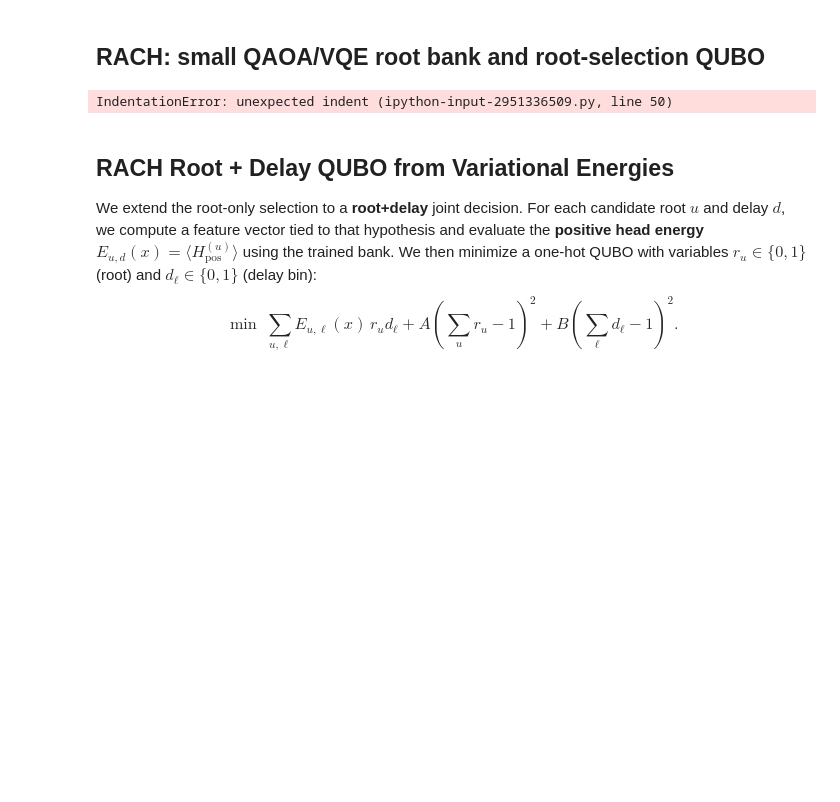
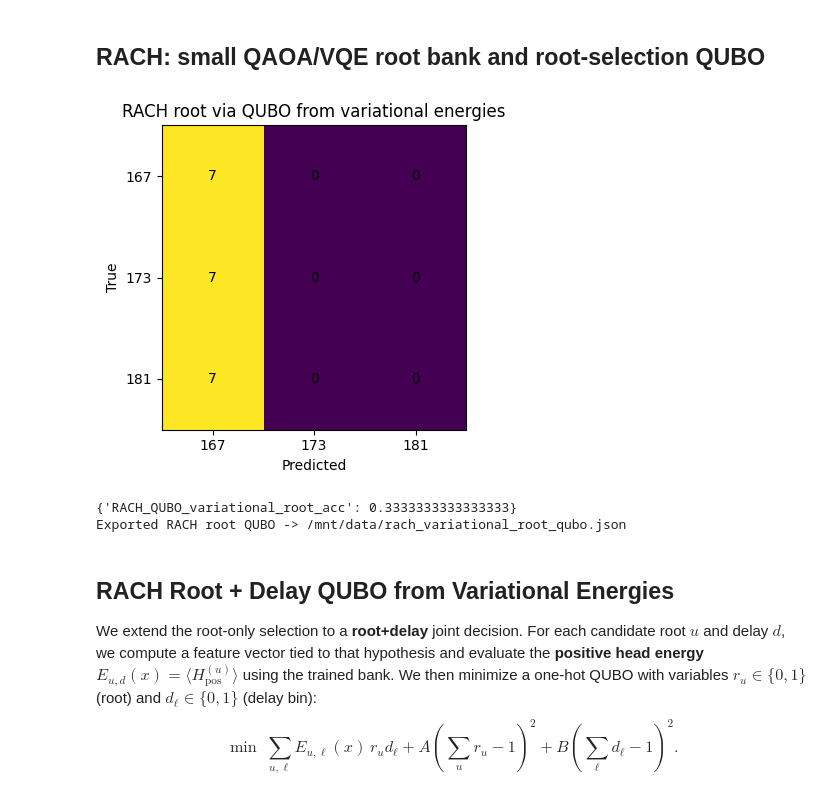
Before and after one commit to lnrdmnc/Quantum-Enhanced-Detection-Mechanisms-for-Mobile-Network-Security, a Jupyter notebook: QA_Wired_from_Variational_Pipeline.ipynb, the cells around one changed output. Saved outputs shown, nothing was run; the diff lists cells and outputs as text; code cells hidden in the pictures; blank space fills up the shorter version.

```diff
--- a/QA_Wired_from_Variational_Pipeline.ipynb
+++ b/QA_Wired_from_Variational_Pipeline.ipynb
@@ -206,41 +205,50 @@ def build_onehot_qubo(costs, A=5.0):
     for i in range(n):
         for j in range(i+1,n): Q[i,j]+=2*A
     return labs,Q,c
-def solve_onehot(Q,c):
-    n=len(c); bestE=1e9; best=None
-    for i in range(n): z=np.zeros(n); z[i]=1; E=float(z@Q@z + c@z);
 
-        if E<bestE: bestE=E; best=z
-    return best,bestE
+def solve_onehot(Q, c):
+    n = len(c)
+    bestE = float("inf")
+    best = None
+    for i in range(n):
+        z = np.zeros(n)
+        z[i] = 1
+        E = float(z @ Q @ z + c @ z)
+        if E < bestE:
+            bestE = E
+            best = z
+    return best, bestE
 
 # Confusion matrix over positives
 roots_list = list(roots)
 C = np.zeros((len(roots_list), len(roots_list)), dtype=int)
 for i,u_true in enumerate(roots_list):
     for x in ds_mr[u_true]['pos']:
         costs = root_costs_from_variational(x)
         labs,Q,c = build_onehot_qubo(costs, A=5.0)
         z,_ = solve_onehot(Q,c)
         u_pred = int(labs[int(np.argmax(z))])
         C[i, roots_list.index(u_pred)] += 1
 plt.figure(figsize=(5,4))
 plt.imshow(C, interpolation='nearest'); plt.title('RACH root via QUBO from variational energies')
 plt.xlabel('Predicted'); plt.ylabel('True')
 plt.xticks(range(len(roots_list)), roots_list); plt.yticks(range(len(roots_list)), roots_list)
 for i in range(C.shape[0]):
     for j in range(C.shape[1]): plt.text(j,i,str(C[i,j]),ha='center',va='center')
 plt.tight_layout(); plt.show()
 acc = np.trace(C)/C.sum(); print({'RACH_QUBO_variational_root_acc': float(acc)})
 
 # Export one example root QUBO
 x_example = ds_mr[roots_list[0]]['pos'][0]
 labs,Q,c = build_onehot_qubo(root_costs_from_variational(x_example), A=5.0)
 rach_qubo_path = '/mnt/data/rach_variational_root_qubo.json'
 obj={'type':'QUBO','Q':{f'{i},{j}': float(Q[i,j]) for i in range(len(c)) for j in range(i,len(c)) if (i==j and abs(c[i])>1e-12) or (i<j and abs(Q[i,j])>1e-12)}, 'labels': {'roots': labs}}
 with open(rach_qubo_path,'w') as f: json.dump(obj,f,indent=2)
 print('Exported RACH root QUBO ->', rach_qubo_path)
 # %% [output]
+[figure, added]
-IndentationError: unexpected indent (ipython-input-2951336509.py, line 50)
+{'RACH_QUBO_variational_root_acc': 0.3333333333333333}
+Exported RACH root QUBO -> /mnt/data/rach_variational_root_qubo.json
 # %% [markdown]
 ## RACH Root + Delay QUBO from Variational Energies
 We extend the root-only selection to a **root+delay** joint decision.
```
Also changed, not shown: parts of 6 cells of this notebook.
